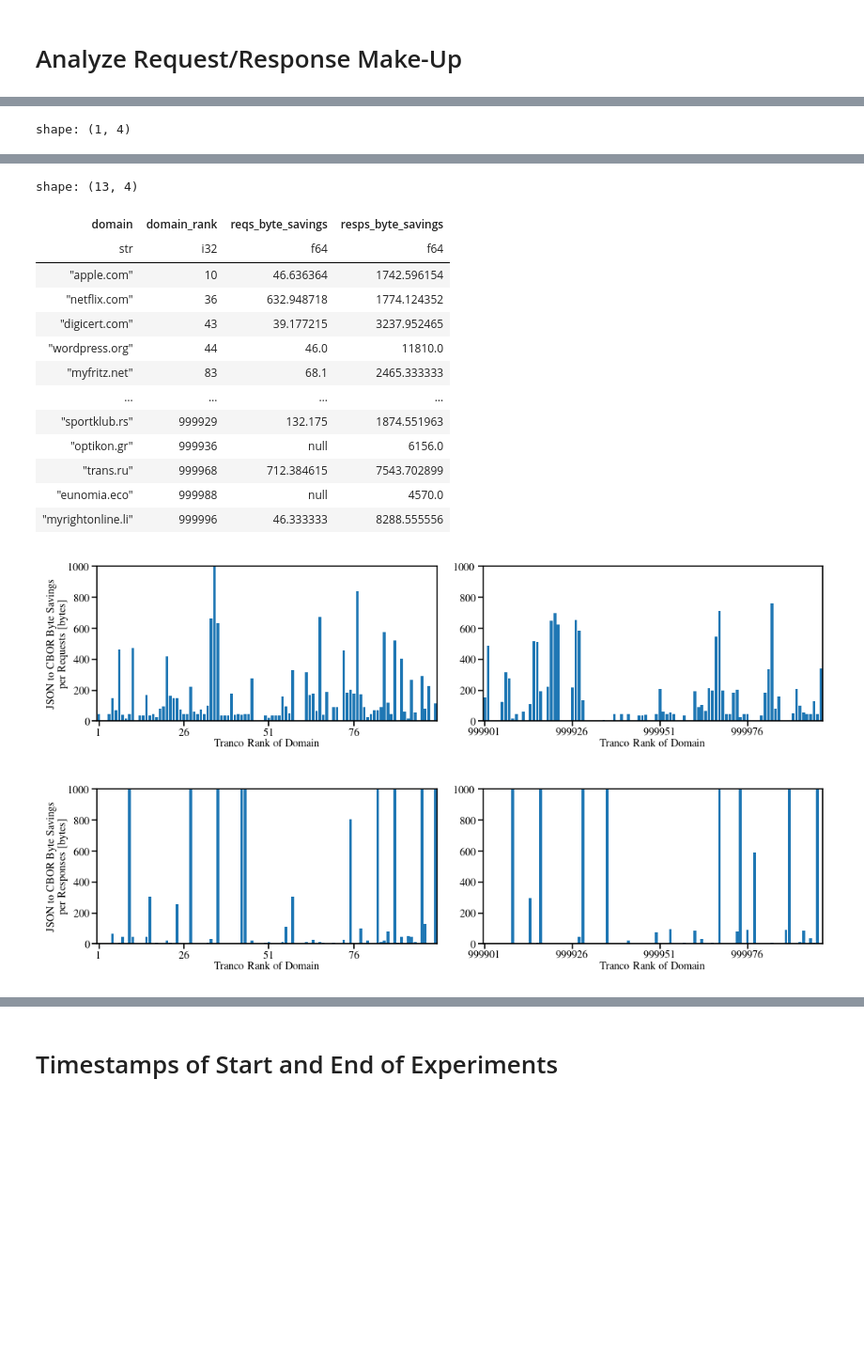
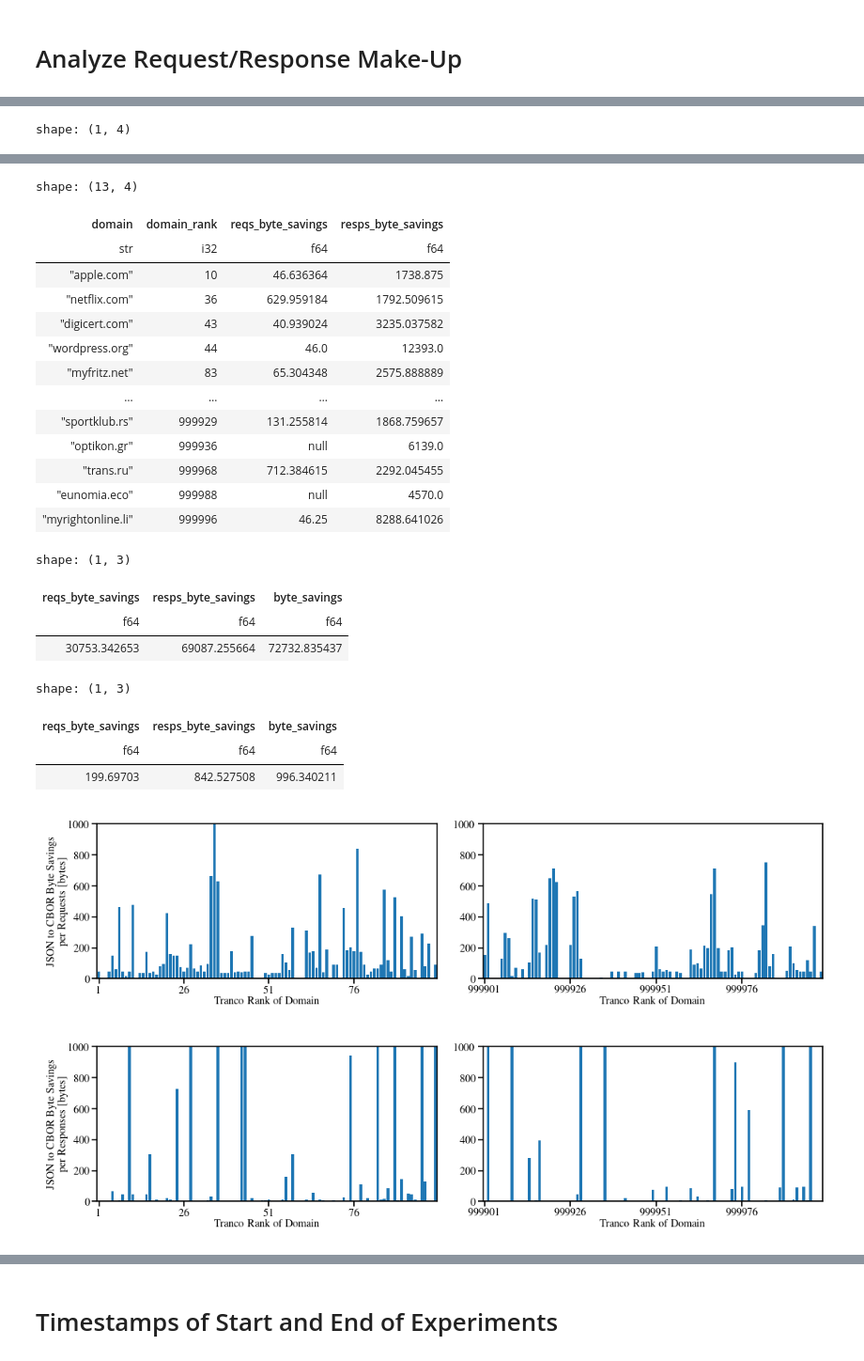
Before and after one commit to miri64/artifacts-tnsm26-cbor-dns-eval, a Jupyter notebook: 06_1evaluation.ipynb, the cells around one changed output, grey strips where cells are left out. Shown at 94% size. Saved outputs shown, nothing was run; the diff lists cells and outputs as text; code cells hidden in the pictures; blank space fills up the shorter version.

```diff
--- a/06_1evaluation.ipynb
+++ b/06_1evaluation.ipynb
@@ -1138,7 +1207,7 @@ json_byte_savings = converted_json_reqs.with_columns(
     ["domain", "domain_rank"]
 ).agg(polars.col("byte_savings").mean().alias("reqs_byte_savings")).join(
     converted_json_resps.with_columns(
-        byte_savings=polars.col("new_body_length") - polars.col("orig_body_length"),
+        byte_savings=polars.col("orig_body_length") - polars.col("new_body_length"),
     ).group_by(
         ["domain", "domain_rank"]
     ).agg(polars.col("byte_savings").mean().alias("resps_byte_savings")),
@@ -1162,50 +1231,81 @@ json_byte_savings = converted_json_reqs.with_columns(
 ).select(polars.exclude("^.*_right$")).sort("domain_rank").collect()
 display(json_byte_savings.filter(polars.col("reqs_byte_savings") > 1500))
 display(json_byte_savings.filter(polars.col("resps_byte_savings") > 1500))
+display(
+    json_byte_savings.with_columns(
+        byte_savings=polars.col("reqs_byte_savings") + polars.col("resps_byte_savings")
+    ).select(
+        [
+            polars.col("reqs_byte_savings").sum(),
+            polars.col("resps_byte_savings").sum(),
+            polars.col("byte_savings").sum(),
+        ],
+    )
+)
+display(
+    json_byte_savings.with_columns(
+        byte_savings=polars.col("reqs_byte_savings") + polars.col("resps_byte_savings")
+    ).select(
+        [
+            polars.col("reqs_byte_savings").mean(),
+            polars.col("resps_byte_savings").mean(),
+            polars.col("byte_savings").mean(),
+        ]
+    )
+)
+
 
 for msg in ["reqs", "resps"]:
     fig, axs = matplotlib.pyplot.subplots(ncols=2)
     fig.set_dpi(150)
     for i, (filt, ax) in enumerate(zip((polars.col("domain_rank") <= 100, polars.col("domain_rank") > 100), axs)):
         ax.bar(json_byte_savings.filter(filt)["domain_rank"], json_byte_savings.filter(filt)[f"{msg}_byte_savings"])
         ax.set_xlim(json_byte_savings.filter(filt)["domain_rank"].min() - 0.5, json_byte_savings.filter(filt)["domain_rank"].max() + 0.5)
         ax.set_xticks(
             numpy.arange(
                 json_byte_savings.filter(filt)["domain_rank"].min(),
                 json_byte_savings.filter(filt)["domain_rank"].max() + 1,
                 25,
             )
         )
         ax.set_xlabel("Tranco Rank of Domain")
         ax.set_ylim(0, 1000)
         ax.ticklabel_format(useOffset=False)
         ax.yaxis.set_major_formatter(matplotlib.ticker.FuncFormatter(lambda x, pos: f"${x:.0f}$"))
         ax.xaxis.set_major_formatter(matplotlib.ticker.FuncFormatter(lambda x, pos: f"${x:.0f}$"))
         if i == 0:
             ax.set_ylabel("JSON to CBOR Byte Savings\n"f"per {HUMAN[msg]} [bytes]")
     fig.tight_layout()
     matplotlib.pyplot.show()
 # %% [output]
 shape: (1, 4)
 | domain | domain_rank | reqs_byte_savings | resps_byte_savings |
 | str | i32 | f64 | f64 |
 | "bing.com" | 35 | 4652.0 | null |
 shape: (13, 4)
 | domain | domain_rank | reqs_byte_savings | resps_byte_savings |
 | str | i32 | f64 | f64 |
-| "apple.com" | 10 | 46.636364 | 1742.596154 |
-| "netflix.com" | 36 | 632.948718 | 1774.124352 |
-| "digicert.com" | 43 | 39.177215 | 3237.952465 |
-| "wordpress.org" | 44 | 46.0 | 11810.0 |
-| "myfritz.net" | 83 | 68.1 | 2465.333333 |
+| "apple.com" | 10 | 46.636364 | 1738.875 |
+| "netflix.com" | 36 | 629.959184 | 1792.509615 |
+| "digicert.com" | 43 | 40.939024 | 3235.037582 |
+| "wordpress.org" | 44 | 46.0 | 12393.0 |
+| "myfritz.net" | 83 | 65.304348 | 2575.888889 |
 | … | … | … | … |
-| "sportklub.rs" | 999929 | 132.175 | 1874.551963 |
-| "optikon.gr" | 999936 | null | 6156.0 |
-| "trans.ru" | 999968 | 712.384615 | 7543.702899 |
+| "sportklub.rs" | 999929 | 131.255814 | 1868.759657 |
+| "optikon.gr" | 999936 | null | 6139.0 |
+| "trans.ru" | 999968 | 712.384615 | 2292.045455 |
 | "eunomia.eco" | 999988 | null | 4570.0 |
-| "myrightonline.li" | 999996 | 46.333333 | 8288.555556 |
+| "myrightonline.li" | 999996 | 46.25 | 8288.641026 |
+shape: (1, 3)
+| reqs_byte_savings | resps_byte_savings | byte_savings |
+| f64 | f64 | f64 |
+| 30753.342653 | 69087.255664 | 72732.835437 |
+shape: (1, 3)
+| reqs_byte_savings | resps_byte_savings | byte_savings |
+| f64 | f64 | f64 |
+| 199.69703 | 842.527508 | 996.340211 |
-[figure, old version]
+[figure, new version]
-[figure, old version]
+[figure, new version]
 # %%
 dns_byte_savings = converted_dns_reqs.with_columns(
     byte_savings=polars.col("orig_body_length") - polars.col("new_body_length"),
```
Also changed, not shown: parts of 9 cells of this notebook.
